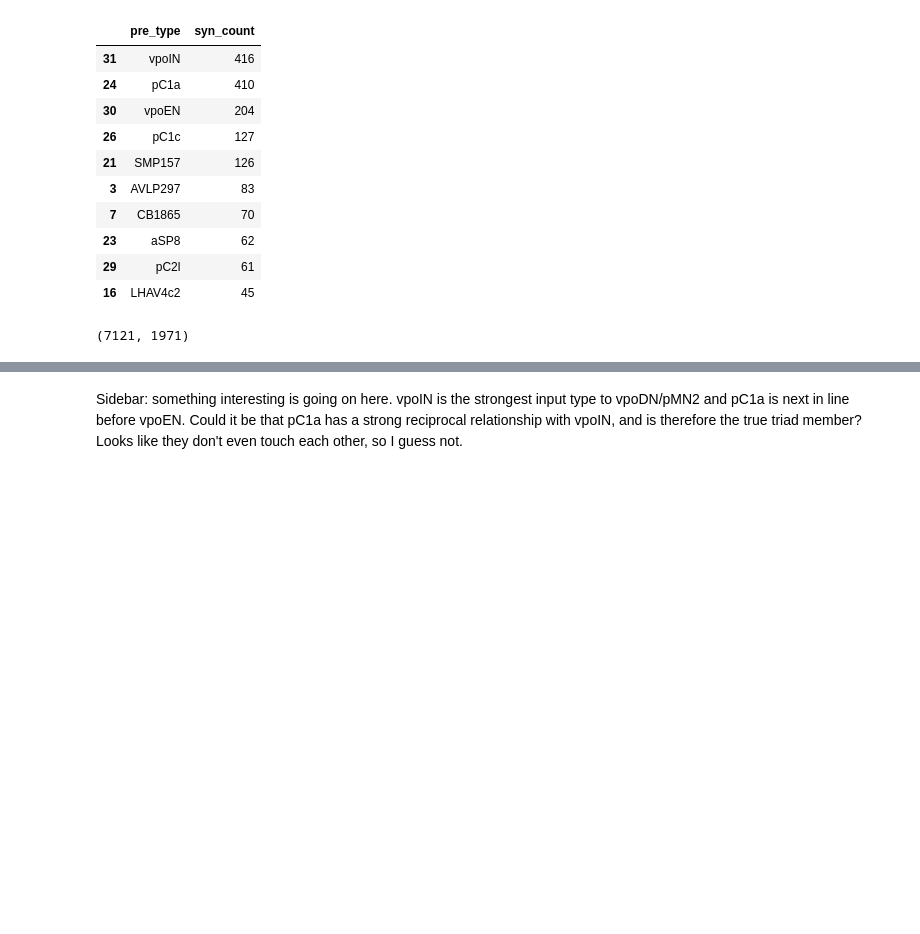
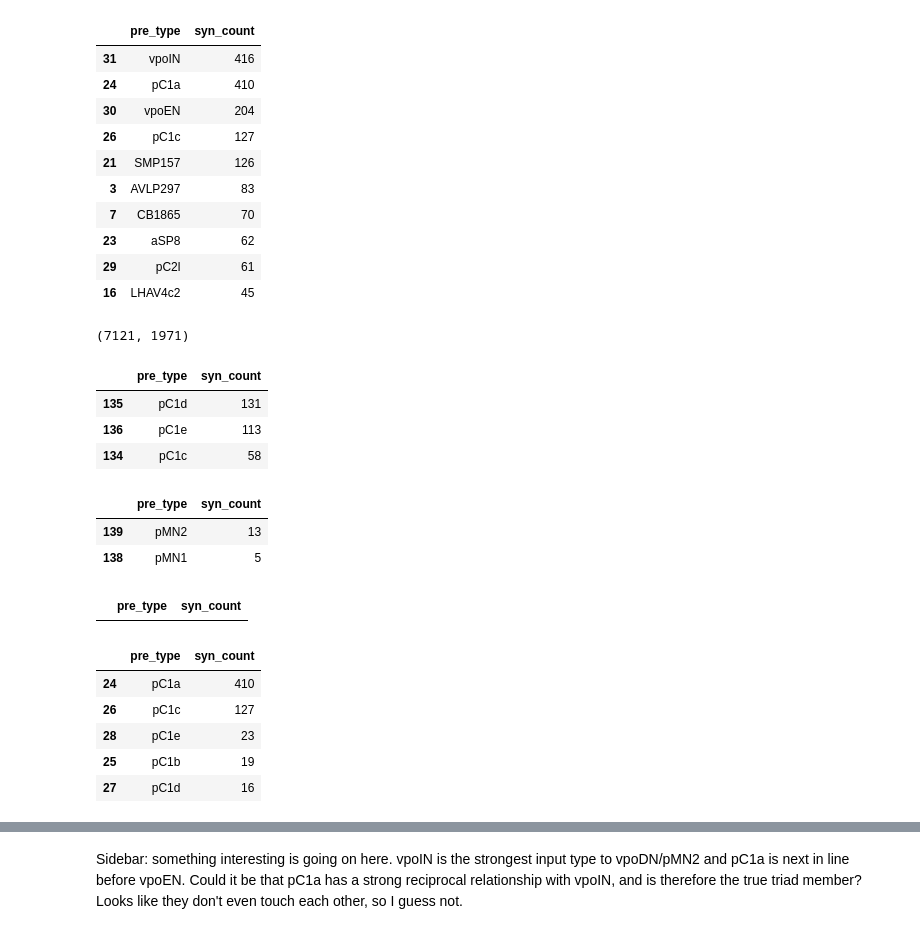
Before and after one commit to Gutierrez-lab/auditory-analysis, a Jupyter notebook: preliminary_analyses.ipynb, the cells around one changed output, grey strips where cells are left out. Cells and saved outputs as stored; diff of their text form; code cells hidden in the pictures; blank space fills up the shorter version.

```diff
--- a/preliminary_analyses.ipynb
+++ b/preliminary_analyses.ipynb
@@ -1056,3 +1056,29 @@ pMN2_input_types.head(10)
 pMN1_input_types['syn_count'].sum(), pMN2_input_types['syn_count'].sum()
 # %% [output]
 (7121, 1971)
+# %%
+pMN1_input_types[pMN1_input_types['pre_type'].str.contains('pC1|SAG')]
+# %% [output]
+|  | pre_type | syn_count |
+| 135 | pC1d | 131 |
+| 136 | pC1e | 113 |
+| 134 | pC1c | 58 |
+# %%
+pMN1_input_types[pMN1_input_types['pre_type'].str.contains('pMN')]
+# %% [output]
+|  | pre_type | syn_count |
+| 139 | pMN2 | 13 |
+| 138 | pMN1 | 5 |
+# %%
+pMN2_input_types[pMN2_input_types['pre_type'].str.contains('pMN')]
+# %% [output]
+|  | pre_type | syn_count |
+# %%
+pMN2_input_types[pMN2_input_types['pre_type'].str.contains('pC1|SAG')]
+# %% [output]
+|  | pre_type | syn_count |
+| 24 | pC1a | 410 |
+| 26 | pC1c | 127 |
+| 28 | pC1e | 23 |
+| 25 | pC1b | 19 |
+| 27 | pC1d | 16 |
```
Also changed, not shown: parts of 5 cells of this notebook.
